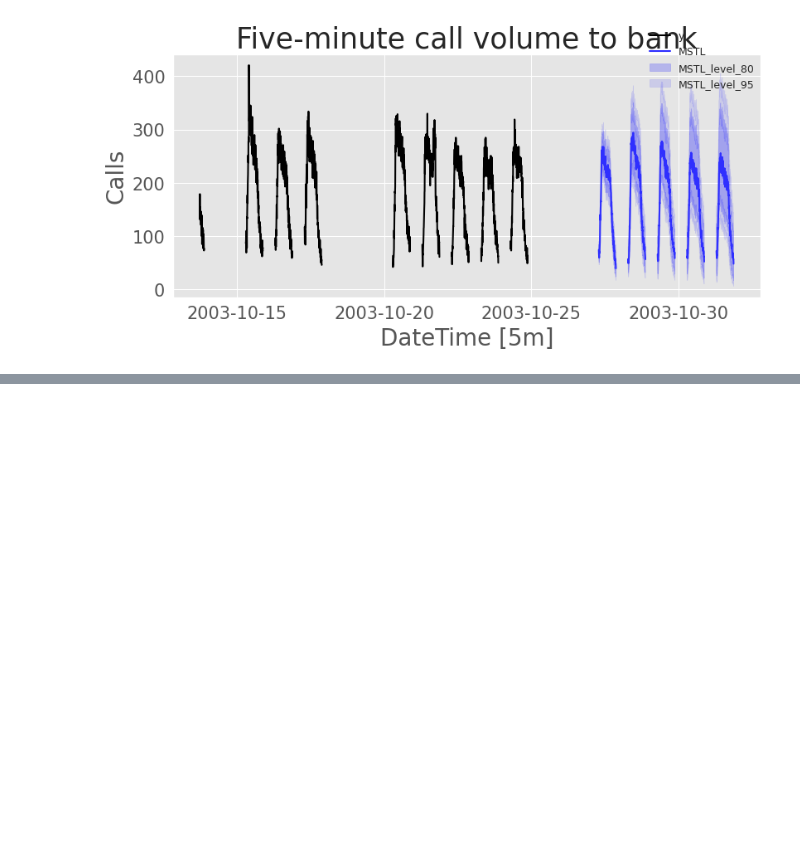
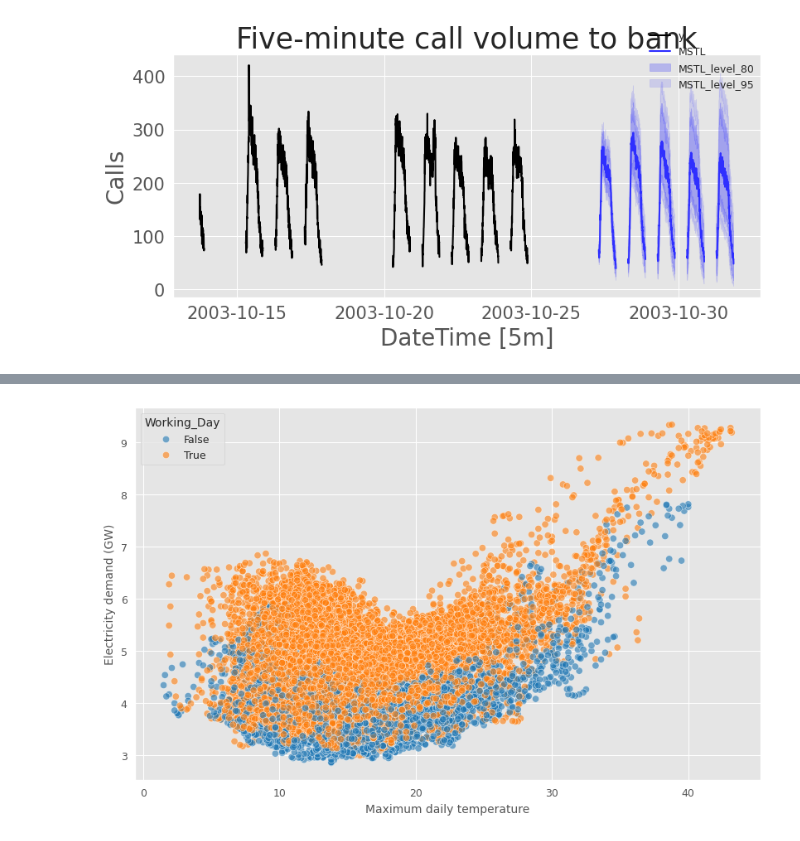
Before and after one commit to Le-Phu-Family/-Time-Series-Analysis-and-Forecasting-methods-, a Jupyter notebook: notebooks/Chapter 12 - Advanced forecasting methods/Chapter 12 - Advanced forecasting methods.ipynb, the cells around one changed output, grey strips where cells are left out. Saved outputs shown, nothing was run; the diff lists cells and outputs as text; code cells hidden in the pictures; blank space fills up the shorter version.

```diff
--- a/notebooks/Chapter 12 - Advanced forecasting methods/Chapter 12 - Advanced forecasting methods.ipynb
+++ b/notebooks/Chapter 12 - Advanced forecasting methods/Chapter 12 - Advanced forecasting methods.ipynb
@@ -111,0 +161,25 @@ fig
+# %%
+vic_elec_df = (
+    vic_elec.loc[lambda x: x["ds"] >= "2014"]
+    .pivot(index=["ds", "Holiday"], columns="unique_id", values="y")
+    .reset_index().rename_axis(None, axis="columns")
+    .assign(
+        Demand=lambda x: x["Demand"] / 1e3,
+        weekend=lambda x: x["ds"].dt.dayofweek.isin([5, 6]),
+        Working_Day=lambda x: ~x["Holiday"] & ~x["weekend"],
+        Cooling=lambda x: x["Temperature"].clip(lower=18),
+        unique_id="VIC",
+    )
+    .drop(columns=["weekend", "Holiday"])
+)
+
+fig, ax = plt.subplots()
+sns.scatterplot(data=vic_elec_df, x="Temperature", y="Demand",
+    hue="Working_Day", palette="tab10", alpha=0.6, ax=ax)
+ax.set(
+    xlabel="Maximum daily temperature",
+    ylabel="Electricity demand (GW)",
+)
+plt.show()
+# %% [output]
+[figure, added]
```
Also changed, not shown: parts of 24 cells of this notebook, 1 other file.
